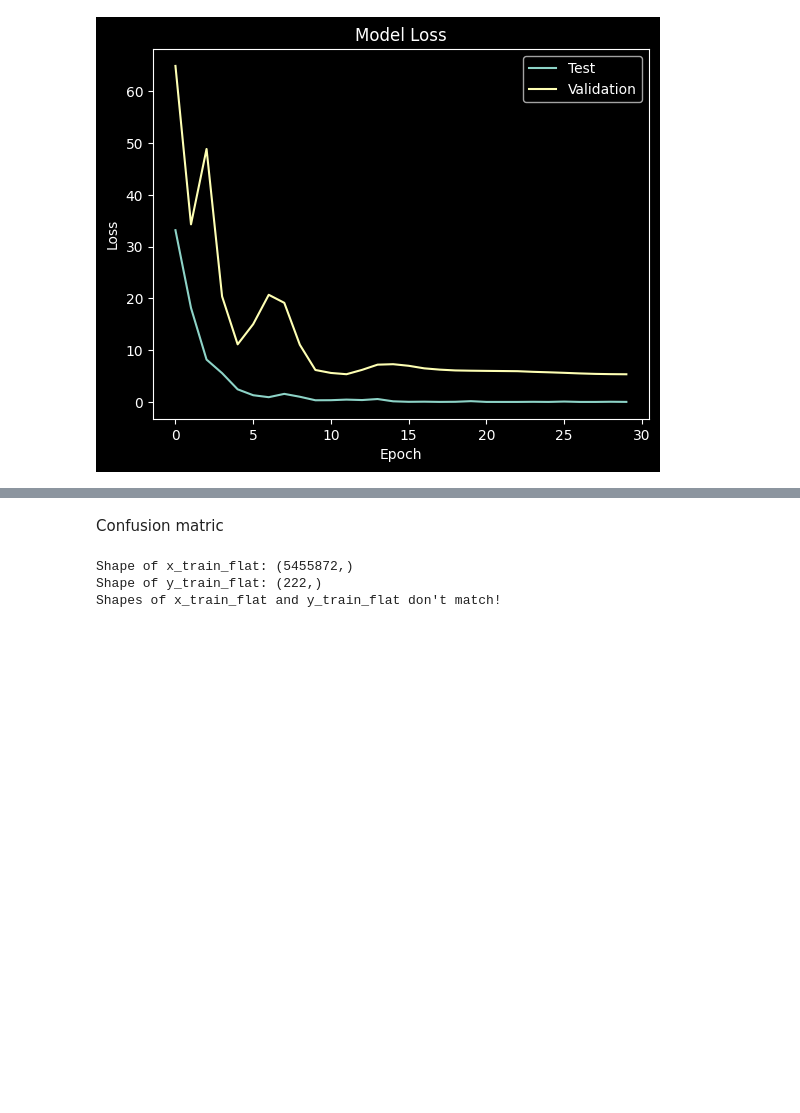
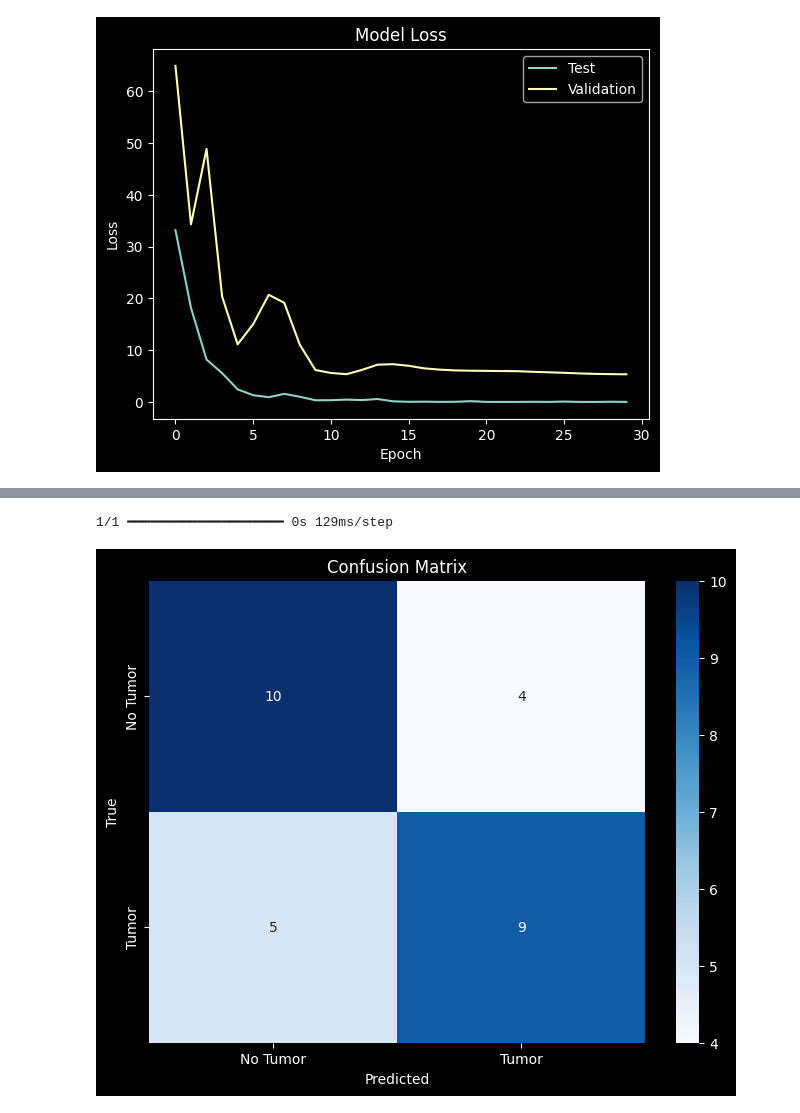
Before and after one commit to mri-brain-tumour-detection/tumor-detection, a Jupyter notebook: Simple Classification/Main.ipynb, the cells around one changed output, grey strips where cells are left out. Saved outputs shown, nothing was run; the diff lists cells and outputs as text; code cells hidden in the pictures; blank space fills up the shorter version.

Commit message:
confusion matrix and loss and accuracy

```diff
--- a/Simple Classification/Main.ipynb
+++ b/Simple Classification/Main.ipynb
@@ -274,33 +286,28 @@ model.save('loc.keras')
-# %% [markdown]
-Confusion matric
 # %%
 import numpy as np
 from sklearn.metrics import confusion_matrix
 import seaborn as sns
 import matplotlib.pyplot as plt
 
-# Flatten x_train and y_train if they are multi-dimensional arrays
-x_train_flat = np.ravel(x_train)
-y_train_flat = np.ravel(y_train)
+# Predict probabilities for test set
+y_pred_probs = model.predict(x_test)
 
-# Check the shapes of x_train_flat and y_train_flat
-print("Shape of x_train_flat:", x_train_flat.shape)
-print("Shape of y_train_flat:", y_train_flat.shape)
+# Convert probabilities to class labels
+y_pred = np.argmax(y_pred_probs, axis=1)
+y_true = np.argmax(y_test, axis=1)
 
-# Calculate the confusion matrix if shapes match
-if x_train_flat.shape == y_train_flat.shape:
-    conf_matrix = confusion_matrix(y_train_flat, x_train_flat)
+# Generate confusion matrix
+conf_matrix = confusion_matrix(y_true, y_pred)
 
-    # Plot the confusion matrix
-    plt.figure(figsize=(8, 6))
-    sns.heatmap(conf_matrix, annot=True, fmt='d', cmap='Blues')
-    plt.xlabel('Predicted Labels')
-    plt.ylabel('True Labels')
-    plt.title('Confusion Matrix')
-    plt.show()
-else:
-    print("Shapes of x_train_flat and y_train_flat don't match!")
+# Plot confusion matrix
+plt.figure(figsize=(8, 6))
+sns.heatmap(conf_matrix, annot=True, fmt="d", cmap="Blues",
+            xticklabels=['No Tumor', 'Tumor'],
+            yticklabels=['No Tumor', 'Tumor'])
+plt.xlabel('Predicted')
+plt.ylabel('True')
+plt.title('Confusion Matrix')
+plt.show()
 # %% [output]
-Shape of x_train_flat: (5455872,)
-Shape of y_train_flat: (222,)
-Shapes of x_train_flat and y_train_flat don't match!
+1/1 ━━━━━━━━━━━━━━━━━━━━ 0s 129ms/step
+[figure, added]
```
Also changed, not shown: parts of 7 cells of this notebook, 1 other file.
